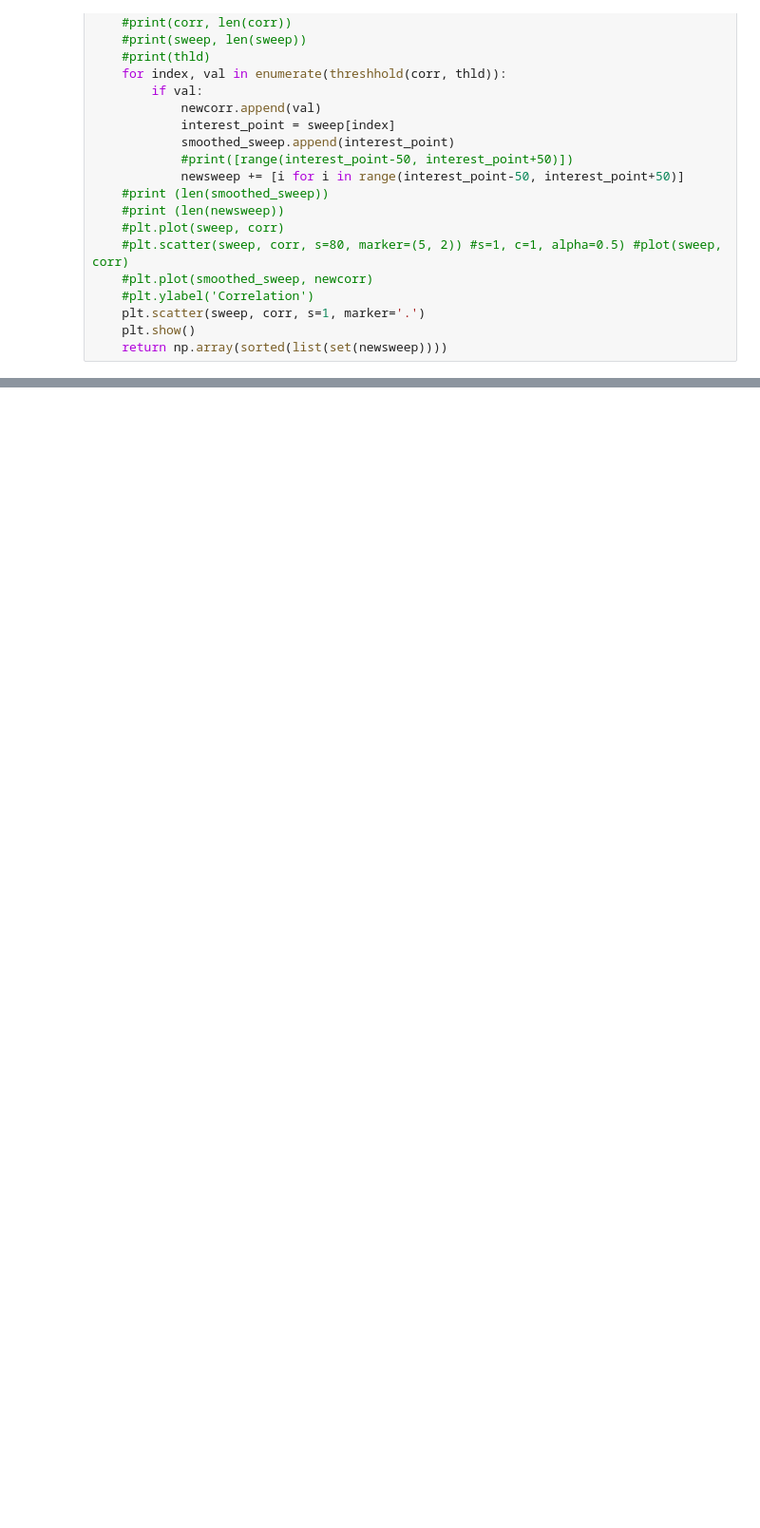
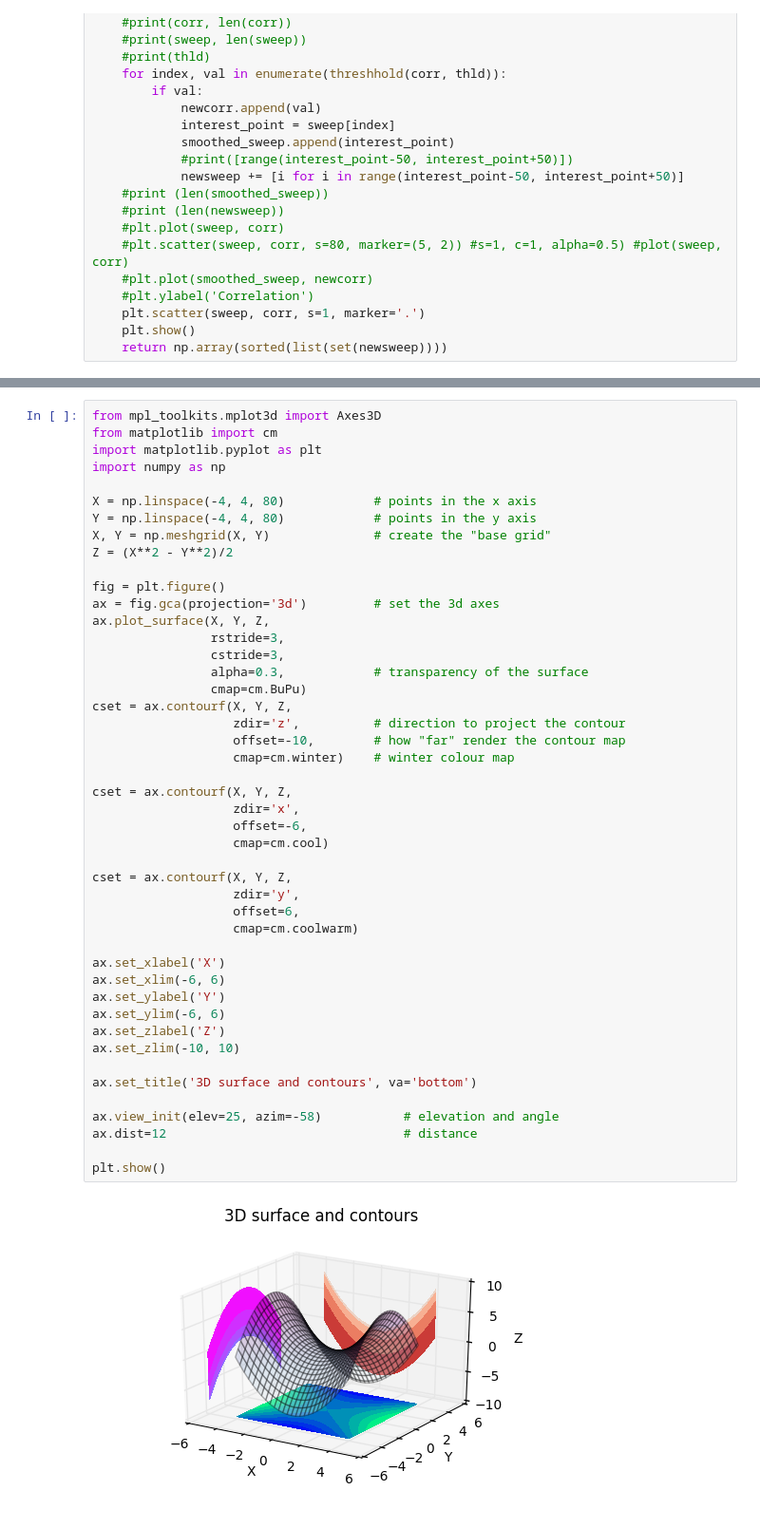
Before and after one commit to abhisheietk/correlate, a Jupyter notebook: Untitled5.ipynb, the cells around one changed output, grey strips where cells are left out. Shown: that part at 95% size. Cells and saved outputs as stored; diff of their text form; blank space fills up the shorter version.

```diff
--- a/Untitled5.ipynb
+++ b/Untitled5.ipynb
@@ -198,0 +234,48 @@ plt.show()
+# %%
+from mpl_toolkits.mplot3d import Axes3D
+from matplotlib import cm
+import matplotlib.pyplot as plt
+import numpy as np
+
+X = np.linspace(-4, 4, 80)            # points in the x axis
+Y = np.linspace(-4, 4, 80)            # points in the y axis
+X, Y = np.meshgrid(X, Y)              # create the "base grid"
+Z = (X**2 - Y**2)/2
+
+fig = plt.figure()
+ax = fig.gca(projection='3d')         # set the 3d axes
+ax.plot_surface(X, Y, Z,
+                rstride=3,
+                cstride=3,
+                alpha=0.3,            # transparency of the surface
+                cmap=cm.BuPu)
+cset = ax.contourf(X, Y, Z,
+                   zdir='z',          # direction to project the contour
+                   offset=-10,        # how "far" render the contour map
+                   cmap=cm.winter)    # winter colour map
+
+cset = ax.contourf(X, Y, Z,
+                   zdir='x',
+                   offset=-6,
+                   cmap=cm.cool)
+
+cset = ax.contourf(X, Y, Z,
+                   zdir='y',
+                   offset=6,
+                   cmap=cm.coolwarm)
+
+ax.set_xlabel('X')
+ax.set_xlim(-6, 6)
+ax.set_ylabel('Y')
+ax.set_ylim(-6, 6)
+ax.set_zlabel('Z')
+ax.set_zlim(-10, 10)
+
+ax.set_title('3D surface and contours', va='bottom')
+
+ax.view_init(elev=25, azim=-58)           # elevation and angle
+ax.dist=12                                # distance
+
+plt.show()
+# %% [output]
+[figure, added]
```
Also changed, not shown: parts of 7 cells of this notebook, 2 other files.
